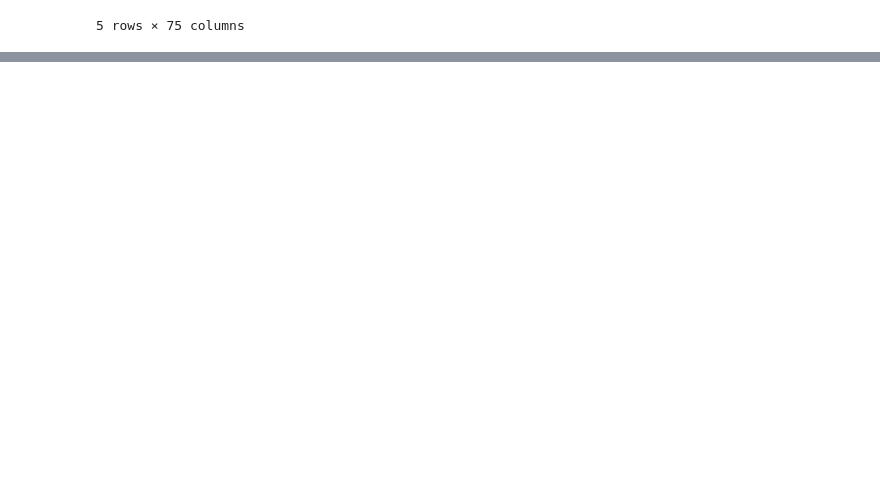
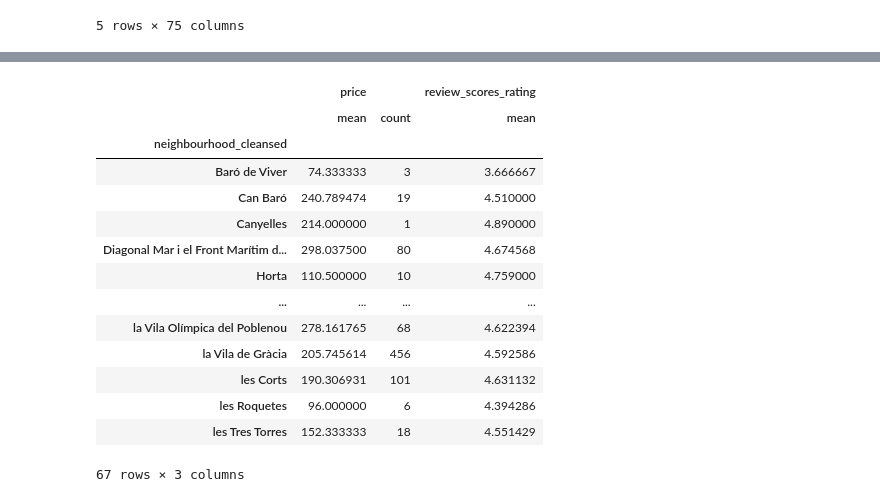
Before and after one commit to dsFMAT/students_diplomado_data_science_fmat, a Jupyter notebook: class_of_2024/Proyectos/Modulo_02/equipo_2/Project.ipynb, the cells around one changed output, grey strips where cells are left out. Saved outputs shown, nothing was run; the diff lists cells and outputs as text; code cells hidden in the pictures; blank space fills up the shorter version.

```diff
--- a/class_of_2024/Proyectos/Modulo_02/equipo_2/Project.ipynb
+++ b/class_of_2024/Proyectos/Modulo_02/equipo_2/Project.ipynb
@@ -43,0 +129,18 @@ df[df['neighbourhood'].isna()]
+# %%
+reviewed_df.groupby('neighbourhood_cleansed').agg({'price': ['mean', 'count'], 'review_scores_rating': ['mean']})
+# %% [output]
+|  | price |  | review_scores_rating |
+|  | mean | count | mean |
+| neighbourhood_cleansed |  |  |  |
+| Baró de Viver | 74.333333 | 3 | 3.666667 |
+| Can Baró | 240.789474 | 19 | 4.510000 |
+| Canyelles | 214.000000 | 1 | 4.890000 |
+| Diagonal Mar i el Front Marítim d... | 298.037500 | 80 | 4.674568 |
+| Horta | 110.500000 | 10 | 4.759000 |
+| ... | ... | ... | ... |
+| la Vila Olímpica del Poblenou | 278.161765 | 68 | 4.622394 |
+| la Vila de Gràcia | 205.745614 | 456 | 4.592586 |
+| les Corts | 190.306931 | 101 | 4.631132 |
+| les Roquetes | 96.000000 | 6 | 4.394286 |
+| les Tres Torres | 152.333333 | 18 | 4.551429 |
+67 rows × 3 columns
```
Also changed, not shown: parts of 9 cells of this notebook.
